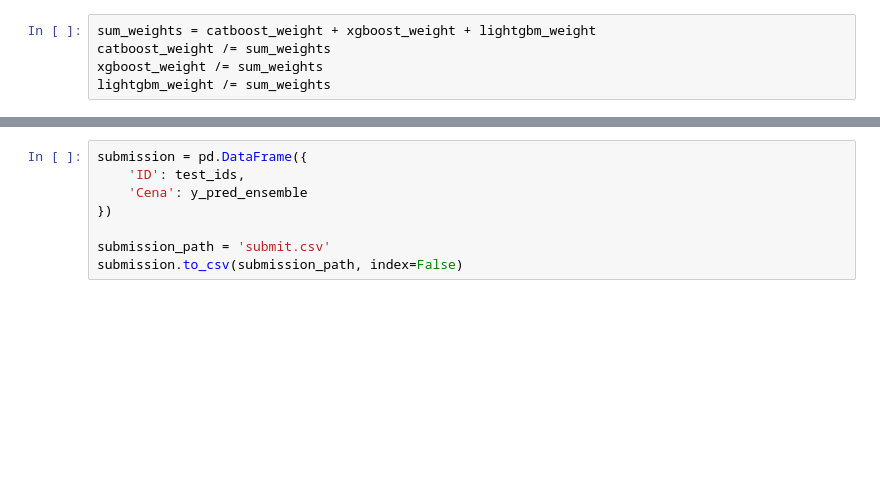
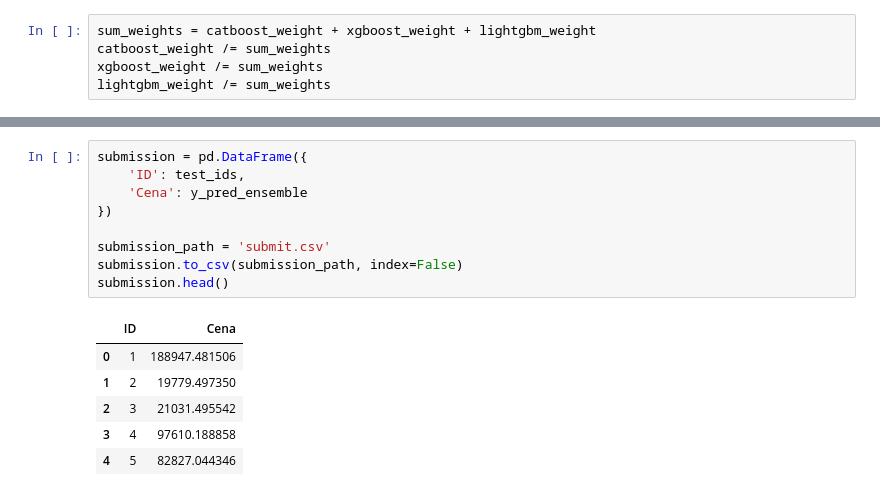
Before and after one commit to GameRuiner/Car-Price-Prediction, a Jupyter notebook: working/notebooks/final.ipynb, the cells around one changed output, grey strips where cells are left out. Drawn from its saved outputs; the diff is of its cells as text; blank space fills up the shorter version.

```diff
--- a/working/notebooks/final.ipynb
+++ b/working/notebooks/final.ipynb
@@ -370,8 +554,16 @@ test_orig_eur = all_data.loc[all_data['is_train'] == 0, 'Waluta'] == 'EUR'
 # %%
 submission = pd.DataFrame({
     'ID': test_ids,
     'Cena': y_pred_ensemble
 })
 
 submission_path = 'submit.csv'
 submission.to_csv(submission_path, index=False)
+submission.head()
+# %% [output]
+|  | ID | Cena |
+| 0 | 1 | 188947.481506 |
+| 1 | 2 | 19779.497350 |
+| 2 | 3 | 21031.495542 |
+| 3 | 4 | 97610.188858 |
+| 4 | 5 | 82827.044346 |
```
Also changed, not shown: parts of 33 cells of this notebook.
